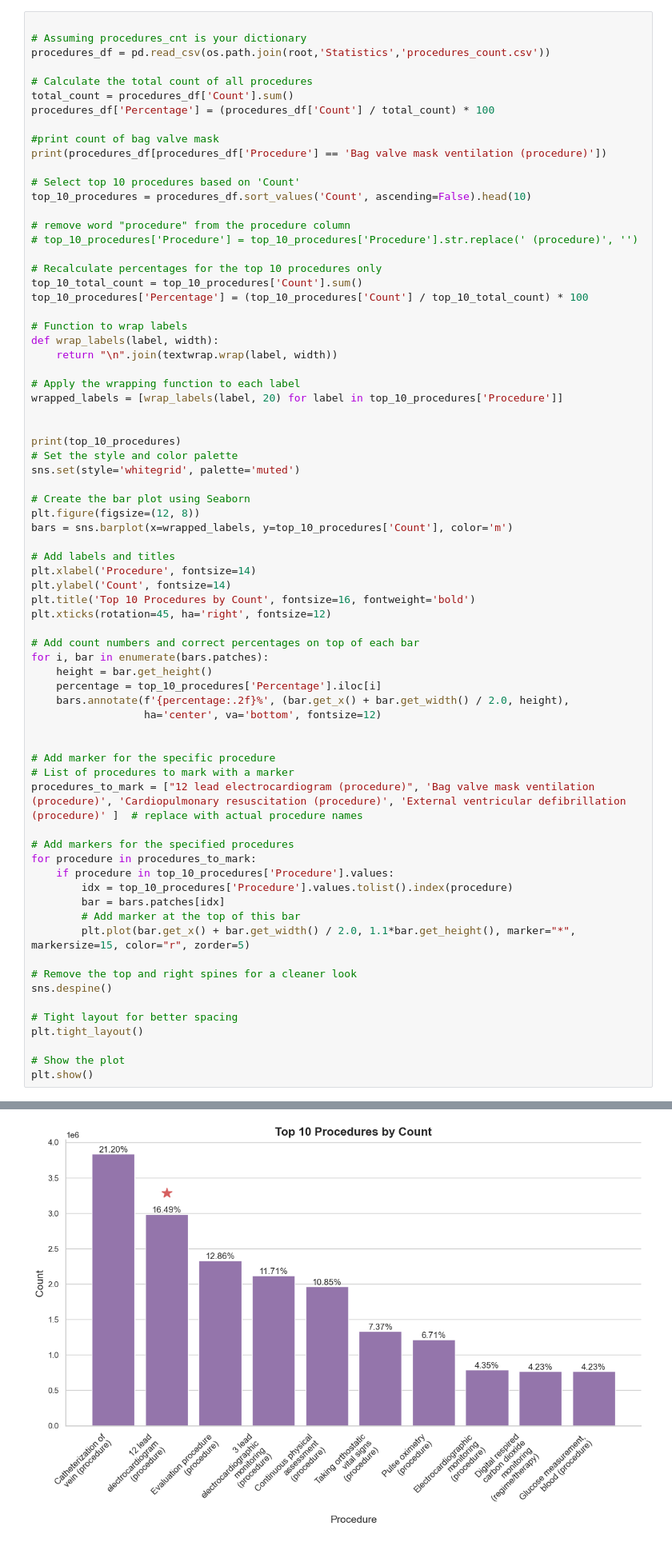
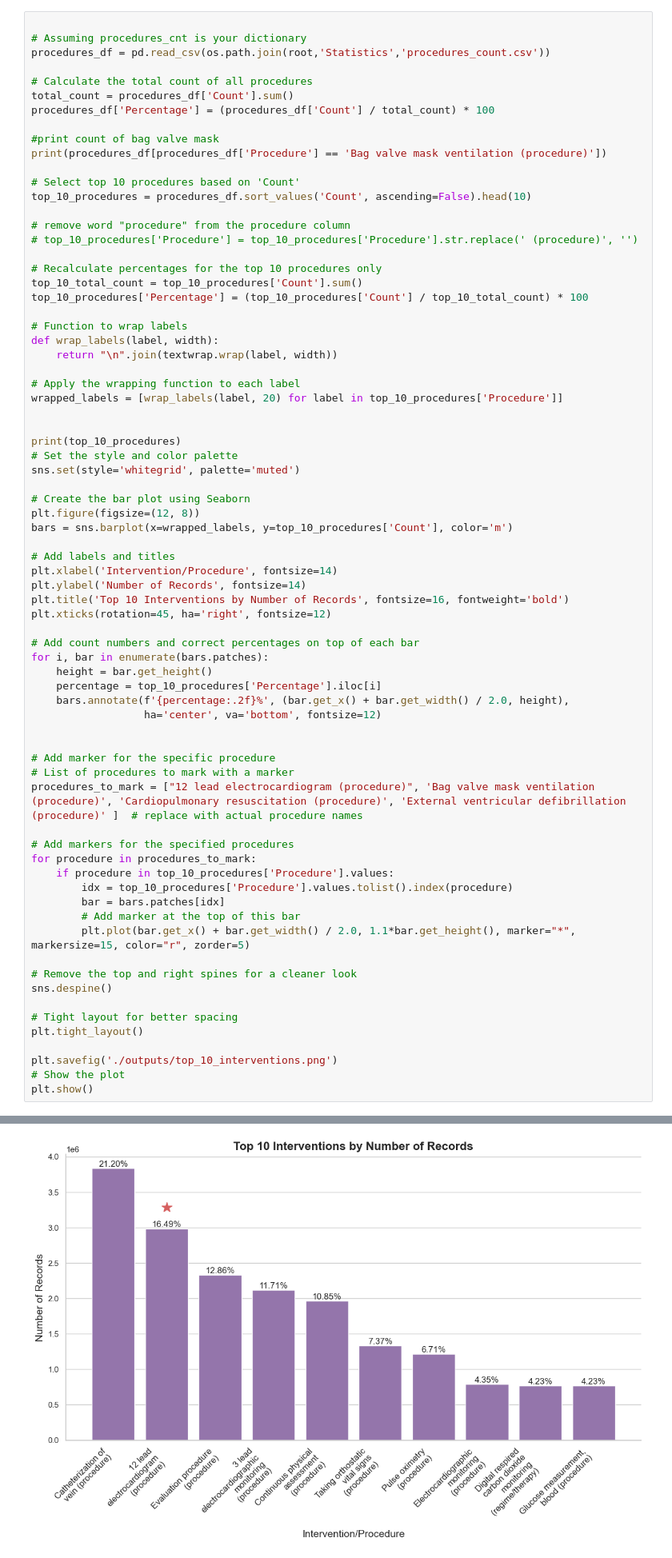
Before and after one commit to UVA-DSA/EgoEMS, a Jupyter notebook: Tools/nemsis_analysis/scripts/nemsis_visualizer.ipynb, the cells around one changed output, grey strips where cells are left out. Shown at 80% size. Cells and saved outputs as stored; diff of their text form.

```diff
--- a/Tools/nemsis_analysis/scripts/nemsis_visualizer.ipynb
+++ b/Tools/nemsis_analysis/scripts/nemsis_visualizer.ipynb
@@ -55,9 +55,9 @@ plt.figure(figsize=(12, 8))
 bars = sns.barplot(x=wrapped_labels, y=top_10_procedures['Count'], color='m')
 
 # Add labels and titles
-plt.xlabel('Procedure', fontsize=14)
-plt.ylabel('Count', fontsize=14)
-plt.title('Top 10 Procedures by Count', fontsize=16, fontweight='bold')
+plt.xlabel('Intervention/Procedure', fontsize=14)
+plt.ylabel('Number of Records', fontsize=14)
+plt.title('Top 10 Interventions by Number of Records', fontsize=16, fontweight='bold')
 plt.xticks(rotation=45, ha='right', fontsize=12)
 
 # Add count numbers and correct percentages on top of each bar
@@ -75,34 +75,35 @@ procedures_to_mark = ["12 lead electrocardiogram (procedure)", 'Bag valve mask v
 # Add markers for the specified procedures
 for procedure in procedures_to_mark:
     if procedure in top_10_procedures['Procedure'].values:
         idx = top_10_procedures['Procedure'].values.tolist().index(procedure)
         bar = bars.patches[idx]
         # Add marker at the top of this bar
         plt.plot(bar.get_x() + bar.get_width() / 2.0, 1.1*bar.get_height(), marker="*", markersize=15, color="r", zorder=5)
 
 # Remove the top and right spines for a cleaner look
 sns.despine()
 
 # Tight layout for better spacing
 plt.tight_layout()
 
+plt.savefig('./outputs/top_10_interventions.png')
 # Show the plot
 plt.show()
 # %% [output]
                                  Procedure  Count  Percentage
 26  Bag valve mask ventilation (procedure)  65906    0.257525
                                             Procedure    Count  Percentage
 2                 Catheterization of vein (procedure)  3840694   21.204065
 4               12 lead electrocardiogram (procedure)  2987489   16.493611
 0                    Evaluation procedure (procedure)  2329145   12.858963
 5   3 lead electrocardiographic monitoring (proced...  2120963   11.709612
 1          Continuous physical assessment (procedure)  1965552   10.851605
 3          Taking orthostatic vital signs (procedure)  1335411    7.372663
 9                          Pulse oximetry (procedure)  1214944    6.707577
 7         Electrocardiographic monitoring (procedure)   787526    4.347848
 29  Digital respired carbon dioxide monitoring (re...   765978    4.228883
 10             Glucose measurement, blood (procedure)   765306    4.225173
-[figure, old version]
+[figure, new version]
 # %%
 
 # Filter the DataFrame to include only the selected procedures
```
Also changed, not shown: parts of 1 cell of this notebook, 6 other files.
